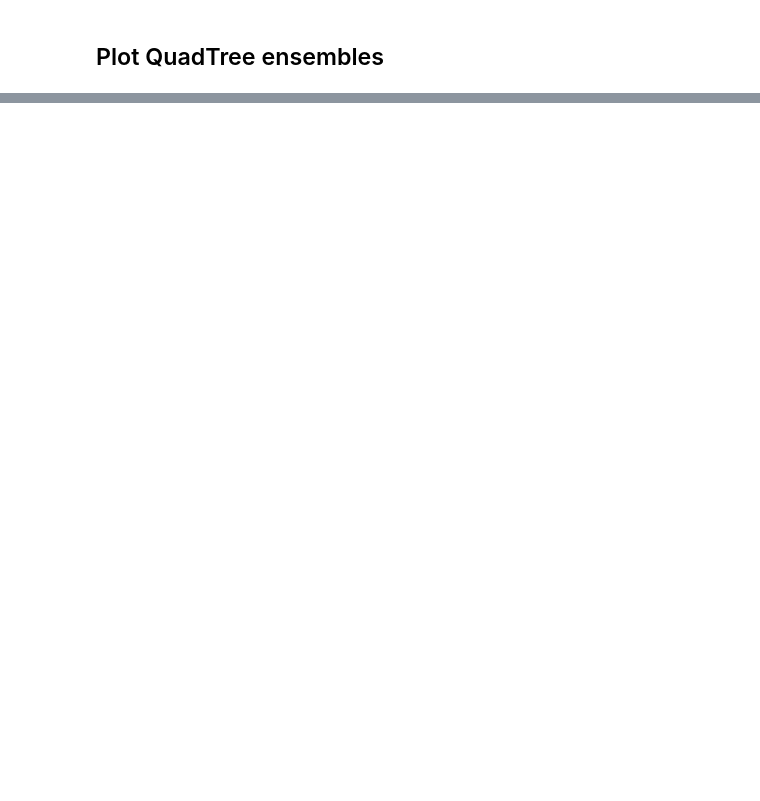
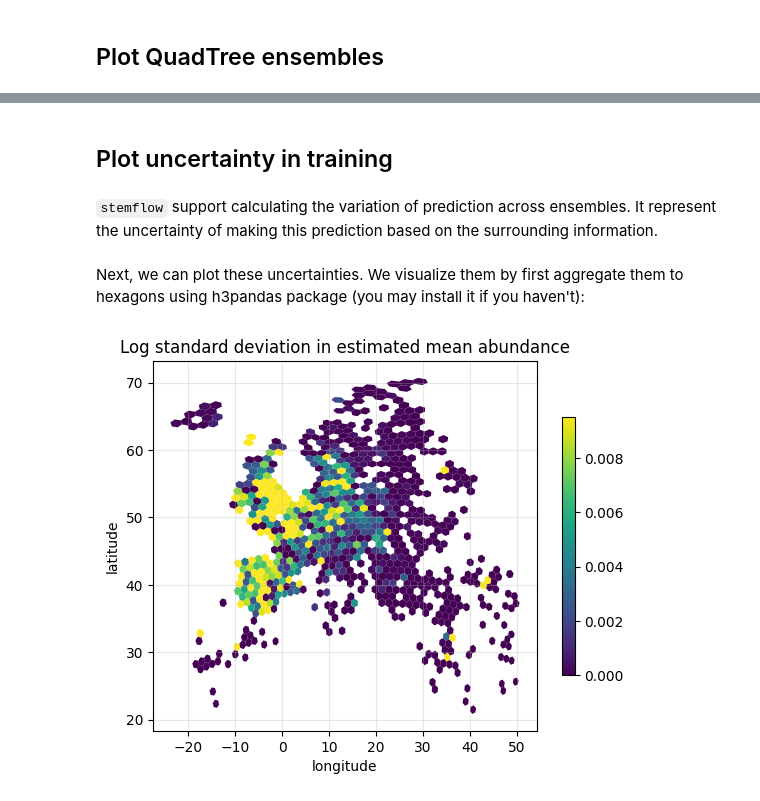
Before and after one commit to chenyangkang/stemflow, a Jupyter notebook: docs/Examples/01.AdaSTEM_demo.ipynb, the cells around one changed output, grey strips where cells are left out. Drawn from its saved outputs; the diff is of its cells as text; code cells hidden in the pictures; blank space fills up the shorter version.

```diff
--- a/docs/Examples/01.AdaSTEM_demo.ipynb
+++ b/docs/Examples/01.AdaSTEM_demo.ipynb
@@ -226,0 +329,4 @@ model.gridding_plot
+# %% [markdown]
+## Plot uncertainty in training
+# %% [markdown]
+`stemflow` support calculating the variation of prediction across ensembles. It represent the uncertainty of making this prediction based on the surrounding information.
@@ -226,0 +337,30 @@ model.gridding_plot
+# %% [markdown]
+Next, we can plot these uncertainties. We visualize them by first aggregate them to hexagons using h3pandas package (you may install it if you haven't):
+# %%
+# make error_df
+error_df = X_train[['longitude', 'latitude']]
+error_df.columns = ['lng', 'lat']
+error_df['pred_std'] = pred_std
+error_df['log_pred_std'] = np.log(pred_std+1)
+
+# Aggregate error to hexagon
+import h3pandas # You can also use other aggregation method if you don't want to install h3pandas
+H_level = 3
+error_df = error_df.h3.geo_to_h3(H_level)
+error_df = error_df.reset_index(drop=False).groupby(f'h3_0{H_level}').mean()
+error_df = error_df.h3.h3_to_geo_boundary()
+# %%
+# plot mean uncertainty in hexagon
+EU_error_df = error_df.query(
+    '-30<=lng<=50 & 20<=lat<=80'
+    )
+
+EU_error_df.plot('log_pred_std', legend=True, legend_kwds={'shrink':0.7}, vmax = EU_error_df['log_pred_std'].quantile(0.9))
+
+plt.grid(alpha=0.3)
+plt.title('Log standard deviation in estimated mean abundance')
+plt.xlabel('longitude')
+plt.ylabel('latitude')
+plt.show()
+# %% [output]
+[figure, added]
```
Also changed, not shown: parts of 107 cells of this notebook, 3 other files.
